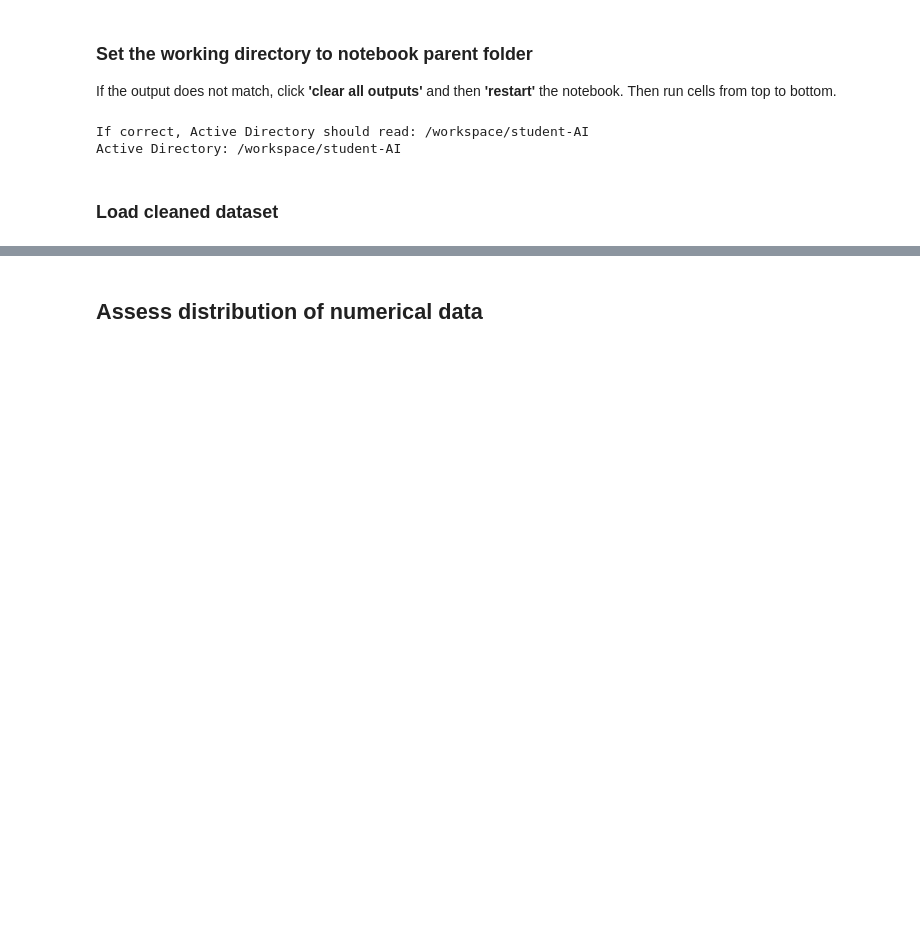
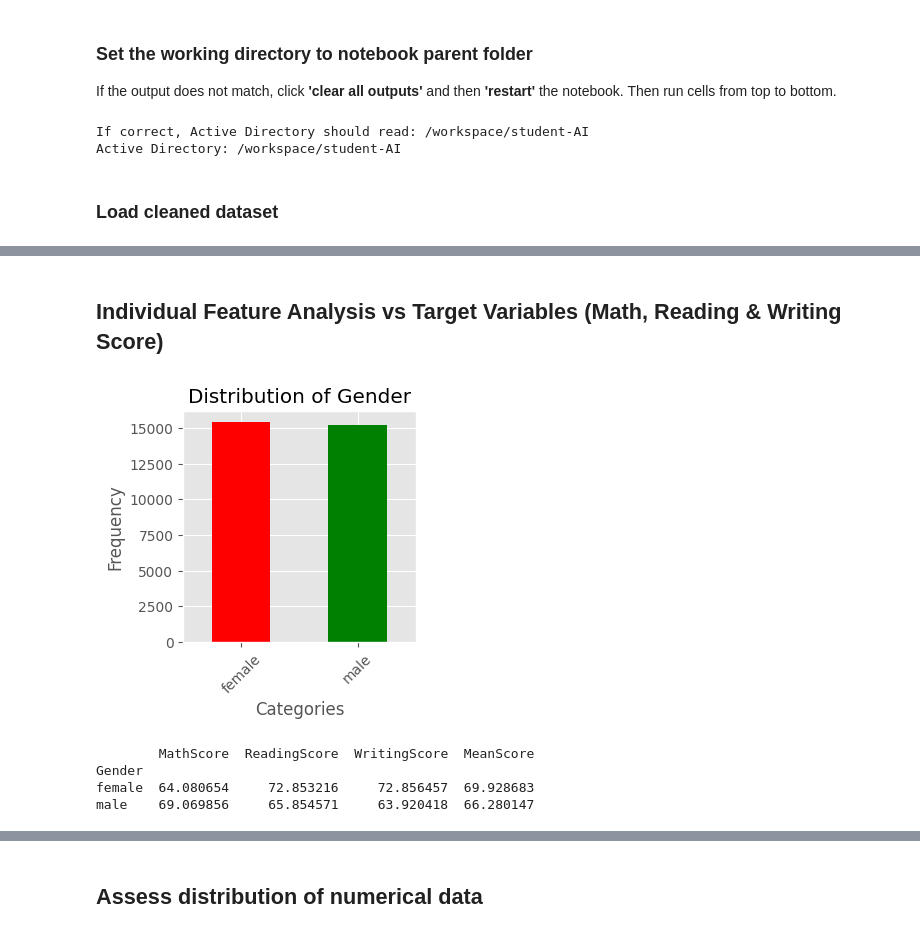
Before and after one commit to A-Hoenig/student-AI, a Jupyter notebook: jupyter_notebooks/Notebook_3_eda.ipynb, the cells around one changed output, grey strips where cells are left out. Cells and saved outputs as stored; diff of their text form; code cells hidden in the pictures; blank space fills up the shorter version.

```diff
--- a/jupyter_notebooks/Notebook_3_eda.ipynb
+++ b/jupyter_notebooks/Notebook_3_eda.ipynb
@@ -118,8 +72,0 @@ df.head()
-# %%
-distribution = df['EthnicGroup'].value_counts()
-distribution.plot(kind='bar')
-plt.title('Distribution of Ethnicgroups')
-plt.xlabel('Categories')
-plt.ylabel('Frequency')
-plt.xticks(rotation=0)
-plt.show()
@@ -129,0 +85,25 @@ removing the string 'groups' and assessing the distribution of EthnicGroup shows
+# %% [markdown]
+## Individual Feature Analysis vs Target Variables (Math, Reading & Writing Score)
+# %%
+# define custom function to plot categorical variables based on column name
+def plot_category_distribution(column):
+    distribution = df[column].value_counts()
+    distribution.plot(kind='bar', color=colors)
+    plt.title(f'Distribution of {column}')
+    plt.xlabel('Categories')
+    plt.ylabel('Frequency')
+    plt.xticks(rotation=45)
+    plt.show()
+
+    # print scores compared to teh given feature
+    df_grouped = df.groupby([column])[['MathScore', 'ReadingScore', 'WritingScore', 'MeanScore']].agg(np.mean)
+    df_sorted = df_grouped.sort_values(by='MeanScore', ascending=False)
+    print(df_sorted)
+# %%
+plot_category_distribution('Gender')
+# %% [output]
+[figure, added]
+        MathScore  ReadingScore  WritingScore  MeanScore
+Gender
+female  64.080654     72.853216     72.856457  69.928683
+male    69.069856     65.854571     63.920418  66.280147
```
Also changed, not shown: parts of 32 cells of this notebook, 1 other file.
